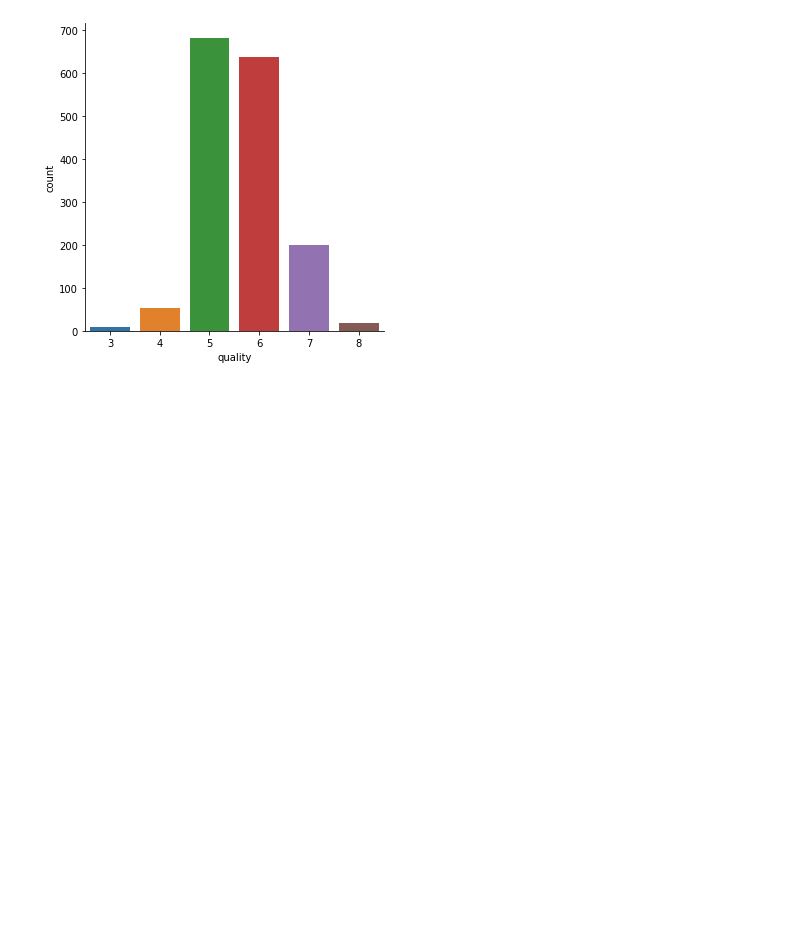
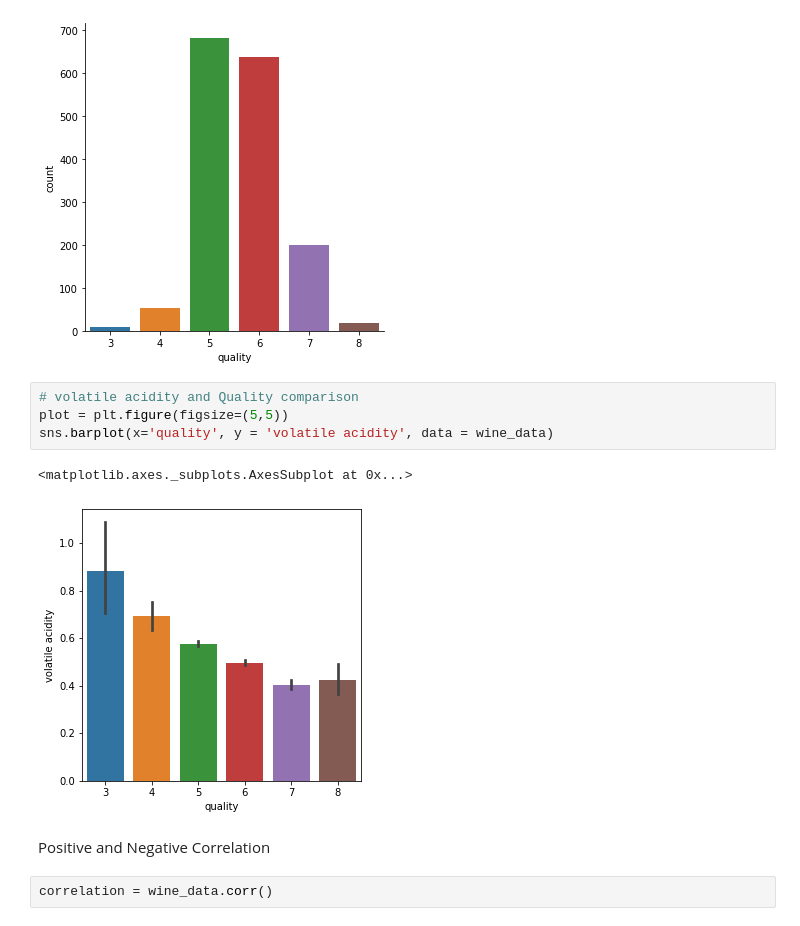
Before and after one commit to Qaiyum9283/AlcoholQualityTest, a Jupyter notebook: WineQualityTestingModel.ipynb, the cells around one changed output. Saved outputs shown, nothing was run; the diff lists cells and outputs as text; blank space fills up the shorter version.

```diff
--- a/WineQualityTestingModel.ipynb
+++ b/WineQualityTestingModel.ipynb
@@ -93,3 +95,14 @@ sns.catplot(x='quality', data = wine_data, kind = 'count')
 # %% [output]
 <seaborn.axisgrid.FacetGrid at 0x...>
 [figure]
+# %%
+# volatile acidity and Quality comparison
+plot = plt.figure(figsize=(5,5))
+sns.barplot(x='quality', y = 'volatile acidity', data = wine_data)
+# %% [output]
+<matplotlib.axes._subplots.AxesSubplot at 0x...>
+[figure, added]
+# %% [markdown]
+Positive and Negative Correlation
+# %%
+correlation = wine_data.corr()
```
Also changed, not shown: parts of 2 cells of this notebook.
